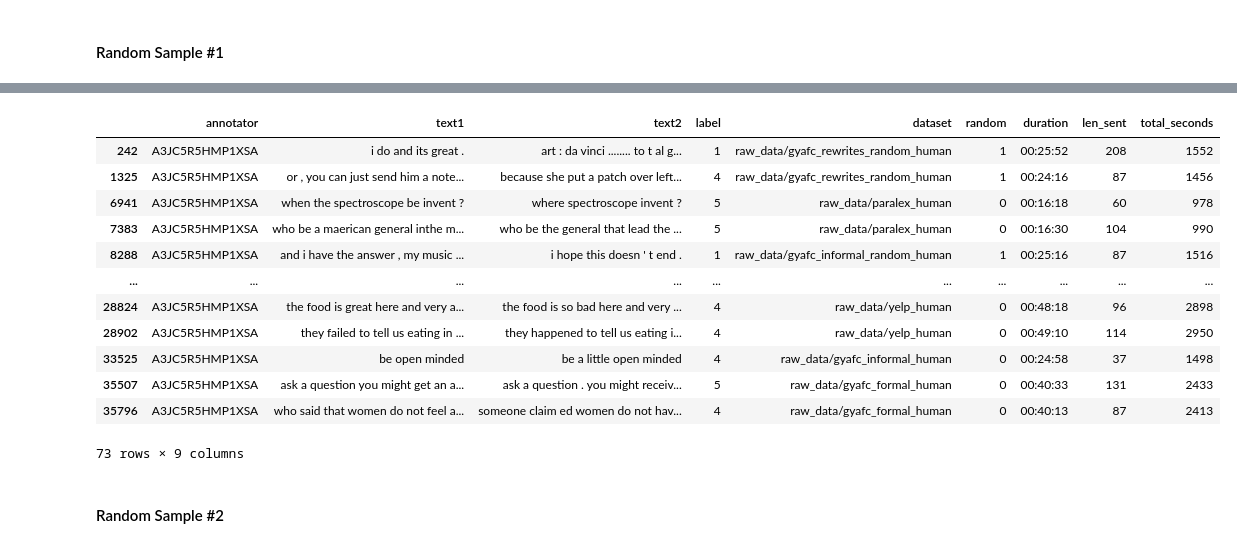
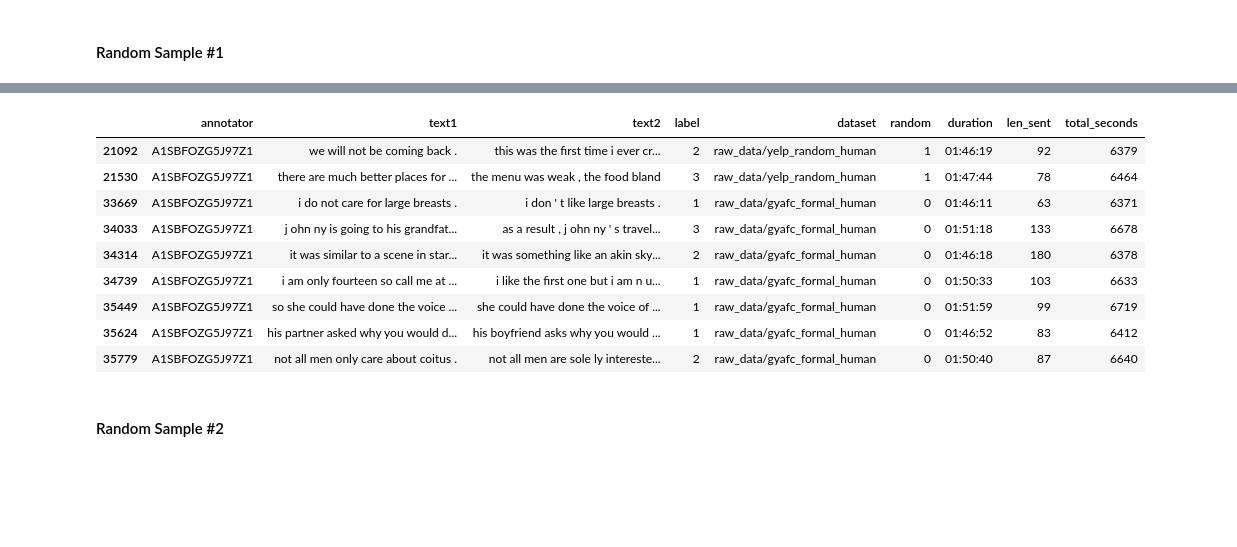
Before and after one commit to Hernanros/SOTA, a Jupyter notebook: notebooks/exploration/[SS]Hypothesis_testing.ipynb, the cells around one changed output, grey strips where cells are left out. Drawn from its saved outputs; the diff is of its cells as text; code cells hidden in the pictures; blank space fills up the shorter version.

```diff
--- a/notebooks/exploration/[SS]Hypothesis_testing.ipynb
+++ b/notebooks/exploration/[SS]Hypothesis_testing.ipynb
@@ -38,9 +38,9 @@ df.to_csv('data/combined_dataset.csv')
 
 df.drop(columns="index",inplace=True)
 # %%
-df['len_sent'] = [len(df.text1[i]) + len(df.text2[i]) for i in range(df.shape[0])]
+df['len_sent'] = df.text1.apply(len) + df.text2.apply(len)
-# %%
-df['total_seconds'] = [int(df['duration'][i].total_seconds()) for i in range(df.shape[0])]
+# %%
+df['total_seconds'] = df['duration'].apply(lambda x: int(x.total_seconds()))
 # %% [markdown]
 # Exploration
 # %%
@@ -196,19 +221,16 @@ df[df['annotator'] == 'A3JC5R5HMP1XSA'].label.hist();
 # %%
-df[df['annotator'] == 'A3JC5R5HMP1XSA']
+df[df['annotator'] == 'A1SBFOZG5J97Z1']
 # %% [output]
 |  | annotator | text1 | text2 | label | dataset | random | duration | len_sent | total_seconds |
-| 242 | A3JC5R5HMP1XSA | i do and its great . | art : da vinci ........ to t al g... | 1 | raw_data/gyafc_rewrites_random_human | 1 | 00:25:52 | 208 | 1552 |
-| 1325 | A3JC5R5HMP1XSA | or , you can just send him a note... | because she put a patch over left... | 4 | raw_data/gyafc_rewrites_random_human | 1 | 00:24:16 | 87 | 1456 |
-| 6941 | A3JC5R5HMP1XSA | when the spectroscope be invent ? | where spectroscope invent ? | 5 | raw_data/paralex_human | 0 | 00:16:18 | 60 | 978 |
-| 7383 | A3JC5R5HMP1XSA | who be a maerican general inthe m... | who be the general that lead the ... | 5 | raw_data/paralex_human | 0 | 00:16:30 | 104 | 990 |
-| 8288 | A3JC5R5HMP1XSA | and i have the answer , my music ... | i hope this doesn ' t end . | 1 | raw_data/gyafc_informal_random_human | 1 | 00:25:16 | 87 | 1516 |
-| ... | ... | ... | ... | ... | ... | ... | ... | ... | ... |
-| 28824 | A3JC5R5HMP1XSA | the food is great here and very a... | the food is so bad here and very ... | 4 | raw_data/yelp_human | 0 | 00:48:18 | 96 | 2898 |
-| 28902 | A3JC5R5HMP1XSA | they failed to tell us eating in ... | they happened to tell us eating i... | 4 | raw_data/yelp_human | 0 | 00:49:10 | 114 | 2950 |
-| 33525 | A3JC5R5HMP1XSA | be open minded | be a little open minded | 4 | raw_data/gyafc_informal_human | 0 | 00:24:58 | 37 | 1498 |
-| 35507 | A3JC5R5HMP1XSA | ask a question you might get an a... | ask a question . you might receiv... | 5 | raw_data/gyafc_formal_human | 0 | 00:40:33 | 131 | 2433 |
-| 35796 | A3JC5R5HMP1XSA | who said that women do not feel a... | someone claim ed women do not hav... | 4 | raw_data/gyafc_formal_human | 0 | 00:40:13 | 87 | 2413 |
+| 21092 | A1SBFOZG5J97Z1 | we will not be coming back . | this was the first time i ever cr... | 2 | raw_data/yelp_random_human | 1 | 01:46:19 | 92 | 6379 |
+| 21530 | A1SBFOZG5J97Z1 | there are much better places for ... | the menu was weak , the food bland | 3 | raw_data/yelp_random_human | 1 | 01:47:44 | 78 | 6464 |
+| 33669 | A1SBFOZG5J97Z1 | i do not care for large breasts . | i don ' t like large breasts . | 1 | raw_data/gyafc_formal_human | 0 | 01:46:11 | 63 | 6371 |
+| 34033 | A1SBFOZG5J97Z1 | j ohn ny is going to his grandfat... | as a result , j ohn ny ' s travel... | 3 | raw_data/gyafc_formal_human | 0 | 01:51:18 | 133 | 6678 |
+| 34314 | A1SBFOZG5J97Z1 | it was similar to a scene in star... | it was something like an akin sky... | 2 | raw_data/gyafc_formal_human | 0 | 01:46:18 | 180 | 6378 |
+| 34739 | A1SBFOZG5J97Z1 | i am only fourteen so call me at ... | i like the first one but i am n u... | 1 | raw_data/gyafc_formal_human | 0 | 01:50:33 | 103 | 6633 |
+| 35449 | A1SBFOZG5J97Z1 | so she could have done the voice ... | she could have done the voice of ... | 1 | raw_data/gyafc_formal_human | 0 | 01:51:59 | 99 | 6719 |
+| 35624 | A1SBFOZG5J97Z1 | his partner asked why you would d... | his boyfriend asks why you would ... | 1 | raw_data/gyafc_formal_human | 0 | 01:46:52 | 83 | 6412 |
+| 35779 | A1SBFOZG5J97Z1 | not all men only care about coitus . | not all men are sole ly intereste... | 2 | raw_data/gyafc_formal_human | 0 | 01:50:40 | 87 | 6640 |
-73 rows × 9 columns
 # %% [markdown]
 #### Random Sample #2
 # %%
```
Also changed, not shown: parts of 34 cells of this notebook, 1 other file.
